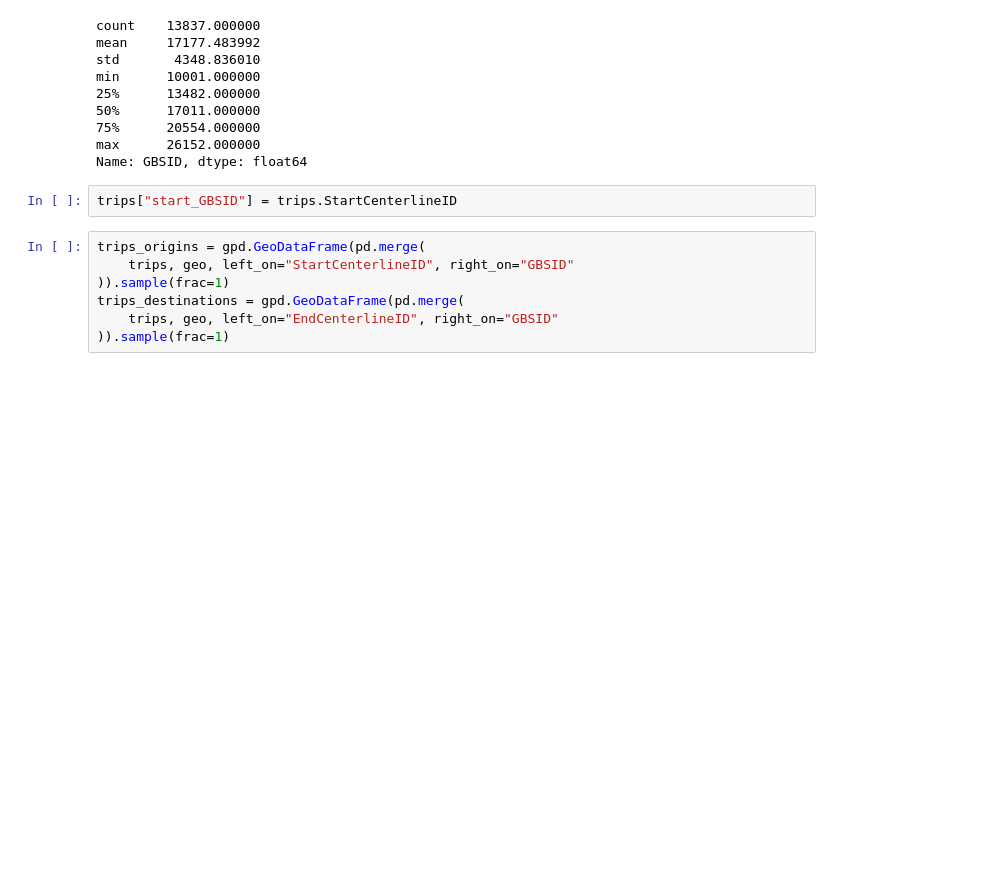
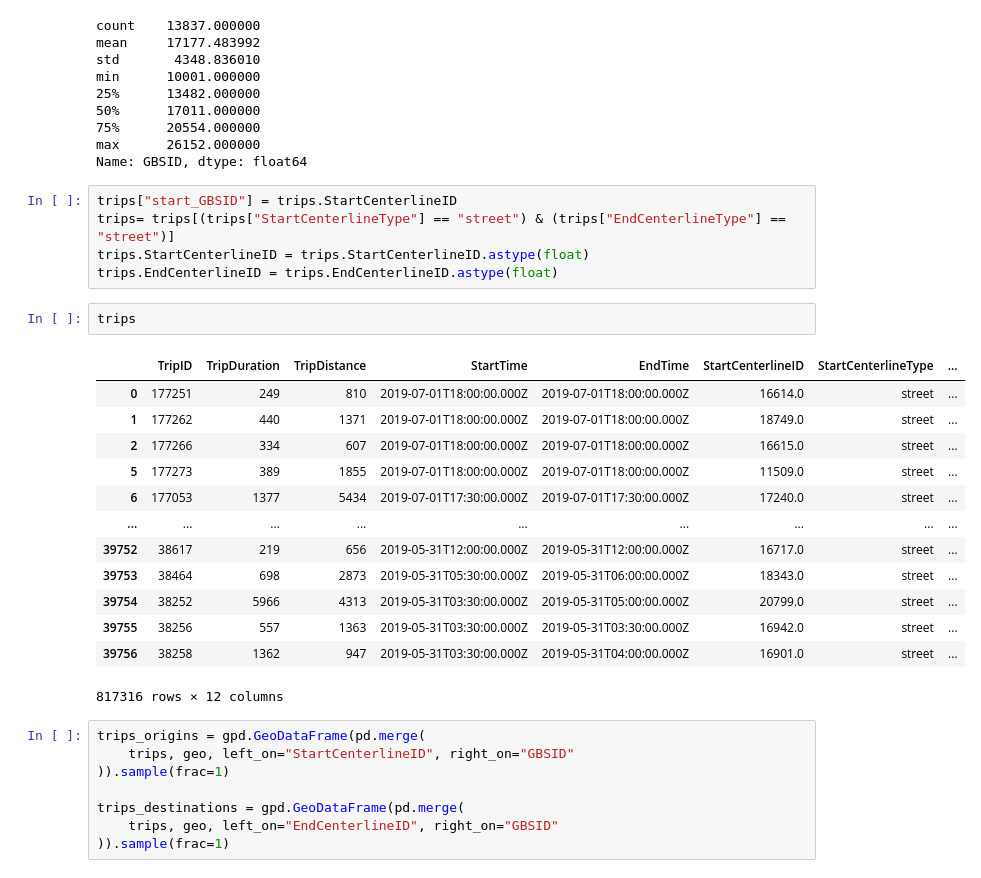
Before and after one commit to michelelt/ThesisPlots, a Jupyter notebook: p_IEEE_ACM_DS_RT_2020/scripts/minneapolis.ipynb, the cells around one changed output. Cells and saved outputs as stored; diff of their text form; blank space fills up the shorter version.

```diff
--- a/p_IEEE_ACM_DS_RT_2020/scripts/minneapolis.ipynb
+++ b/p_IEEE_ACM_DS_RT_2020/scripts/minneapolis.ipynb
@@ -143,12 +150,32 @@ min      10001.000000
 75%      20554.000000
 max      26152.000000
 Name: GBSID, dtype: float64
-# %%
-trips["start_GBSID"] = trips.StartCenterlineID
+# %%
+trips["start_GBSID"] = trips.StartCenterlineID
+trips= trips[(trips["StartCenterlineType"] == "street") & (trips["EndCenterlineType"] == "street")]
+trips.StartCenterlineID = trips.StartCenterlineID.astype(float)
+trips.EndCenterlineID = trips.EndCenterlineID.astype(float)
+# %%
+trips
+# %% [output]
+|  | TripID | TripDuration | TripDistance | StartTime | EndTime | StartCenterlineID | StartCenterlineType | ... |
+| 0 | 177251 | 249 | 810 | 2019-07-01T18:00:00.000Z | 2019-07-01T18:00:00.000Z | 16614.0 | street | ... |
+| 1 | 177262 | 440 | 1371 | 2019-07-01T18:00:00.000Z | 2019-07-01T18:00:00.000Z | 18749.0 | street | ... |
+| 2 | 177266 | 334 | 607 | 2019-07-01T18:00:00.000Z | 2019-07-01T18:00:00.000Z | 16615.0 | street | ... |
+| 5 | 177273 | 389 | 1855 | 2019-07-01T18:00:00.000Z | 2019-07-01T18:00:00.000Z | 11509.0 | street | ... |
+| 6 | 177053 | 1377 | 5434 | 2019-07-01T17:30:00.000Z | 2019-07-01T17:30:00.000Z | 17240.0 | street | ... |
+| ... | ... | ... | ... | ... | ... | ... | ... | ... |
+| 39752 | 38617 | 219 | 656 | 2019-05-31T12:00:00.000Z | 2019-05-31T12:00:00.000Z | 16717.0 | street | ... |
+| 39753 | 38464 | 698 | 2873 | 2019-05-31T05:30:00.000Z | 2019-05-31T06:00:00.000Z | 18343.0 | street | ... |
+| 39754 | 38252 | 5966 | 4313 | 2019-05-31T03:30:00.000Z | 2019-05-31T05:00:00.000Z | 20799.0 | street | ... |
+| 39755 | 38256 | 557 | 1363 | 2019-05-31T03:30:00.000Z | 2019-05-31T03:30:00.000Z | 16942.0 | street | ... |
+| 39756 | 38258 | 1362 | 947 | 2019-05-31T03:30:00.000Z | 2019-05-31T04:00:00.000Z | 16901.0 | street | ... |
+817316 rows × 12 columns
 # %%
 trips_origins = gpd.GeoDataFrame(pd.merge(
     trips, geo, left_on="StartCenterlineID", right_on="GBSID"
 )).sample(frac=1)
+
 trips_destinations = gpd.GeoDataFrame(pd.merge(
     trips, geo, left_on="EndCenterlineID", right_on="GBSID"
 )).sample(frac=1)
```
Also changed, not shown: parts of 14 cells of this notebook, 10 other files.
